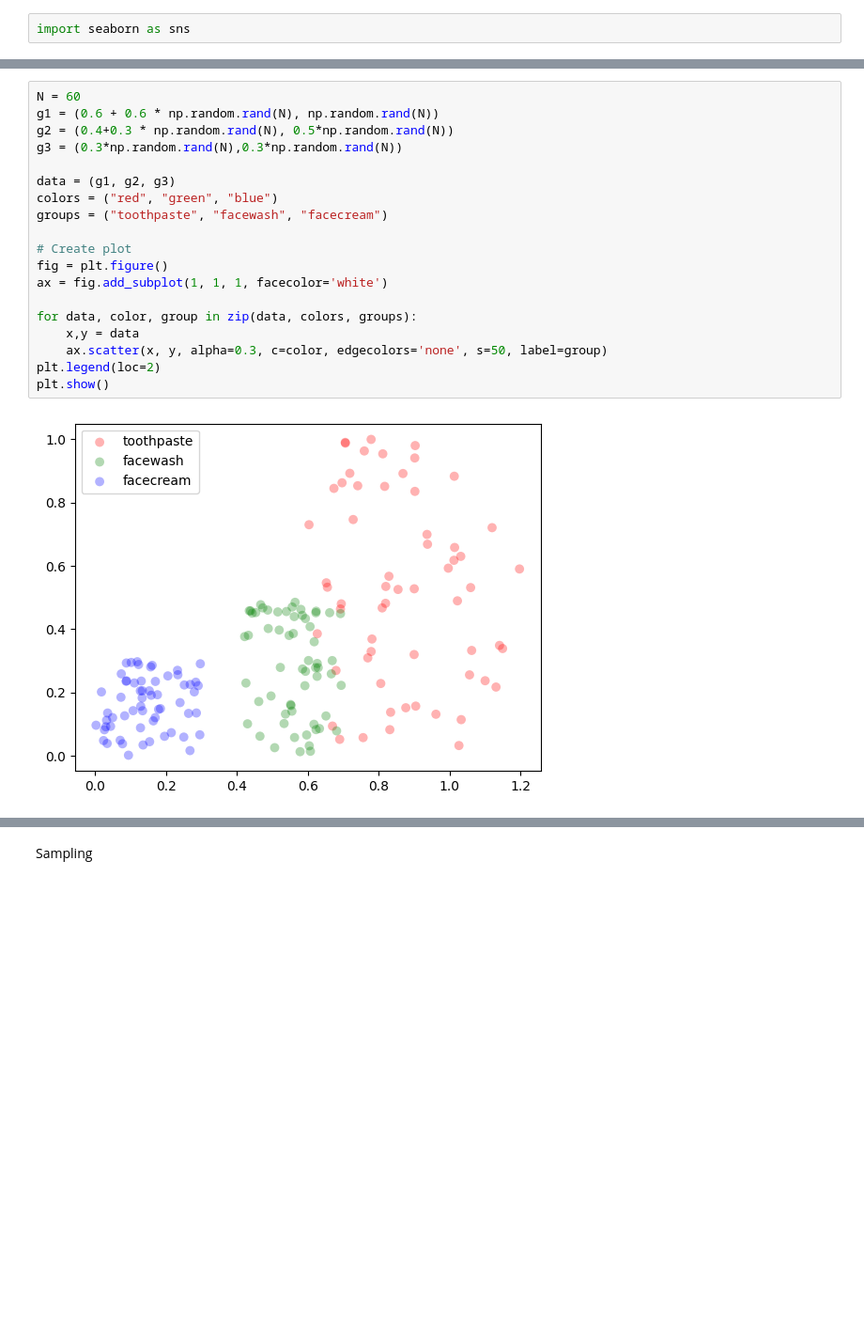
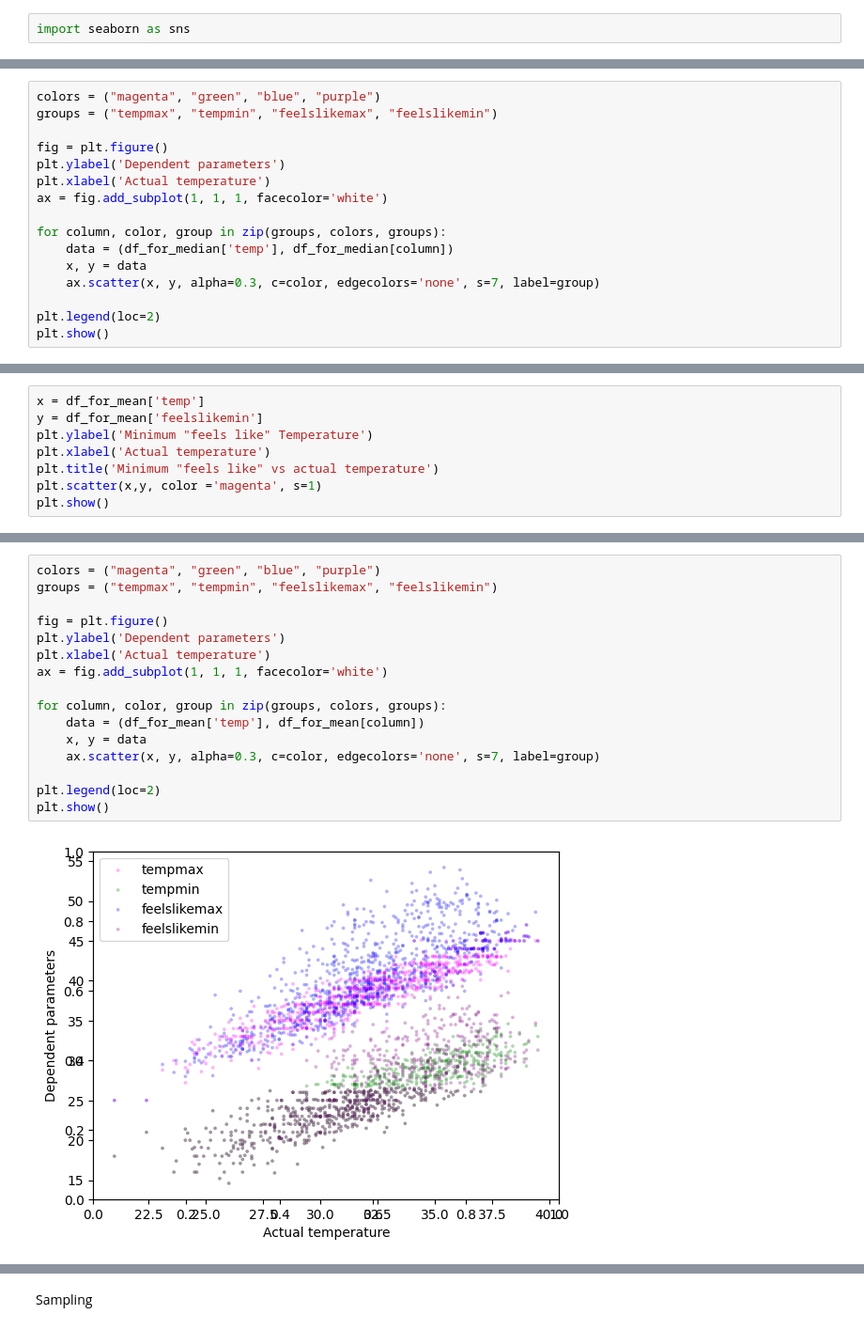
Before and after one commit to namita-ach/SDS-HW, a Jupyter notebook: Summary_statistics.ipynb, the cells around one changed output, grey strips where cells are left out. Shown at 94% size. Drawn from its saved outputs; the diff is of its cells as text; blank space fills up the shorter version.

```diff
--- a/Summary_statistics.ipynb
+++ b/Summary_statistics.ipynb
@@ -318,0 +306,16 @@ sns.heatmap(corr, cmap='PiYG')
+# %%
+colors = ("magenta", "green", "blue", "purple")
+groups = ("tempmax", "tempmin", "feelslikemax", "feelslikemin")
+
+fig = plt.figure()
+plt.ylabel('Dependent parameters')
+plt.xlabel('Actual temperature')
+ax = fig.add_subplot(1, 1, 1, facecolor='white')
+
+for column, color, group in zip(groups, colors, groups):
+    data = (df_for_median['temp'], df_for_median[column])
+    x, y = data
+    ax.scatter(x, y, alpha=0.3, c=color, edgecolors='none', s=7, label=group)
+
+plt.legend(loc=2)
+plt.show()
@@ -328,0 +442,8 @@ plt.show()
+# %%
+x = df_for_mean['temp']
+y = df_for_mean['feelslikemin']
+plt.ylabel('Minimum "feels like" Temperature')
+plt.xlabel('Actual temperature')
+plt.title('Minimum "feels like" vs actual temperature')
+plt.scatter(x,y, color ='magenta', s=1)
+plt.show()
@@ -329,21 +452,18 @@ plt.show()
 # %%
-N = 60
-g1 = (0.6 + 0.6 * np.random.rand(N), np.random.rand(N))
-g2 = (0.4+0.3 * np.random.rand(N), 0.5*np.random.rand(N))
-g3 = (0.3*np.random.rand(N),0.3*np.random.rand(N))
+colors = ("magenta", "green", "blue", "purple")
+groups = ("tempmax", "tempmin", "feelslikemax", "feelslikemin")
 
-data = (g1, g2, g3)
-colors = ("red", "green", "blue")
-groups = ("toothpaste", "facewash", "facecream")
-
-# Create plot
 fig = plt.figure()
+plt.ylabel('Dependent parameters')
+plt.xlabel('Actual temperature')
 ax = fig.add_subplot(1, 1, 1, facecolor='white')
 
-for data, color, group in zip(data, colors, groups):
-    x,y = data
-    ax.scatter(x, y, alpha=0.3, c=color, edgecolors='none', s=50, label=group)
+for column, color, group in zip(groups, colors, groups):
+    data = (df_for_mean['temp'], df_for_mean[column])
+    x, y = data
+    ax.scatter(x, y, alpha=0.3, c=color, edgecolors='none', s=7, label=group)
+
 plt.legend(loc=2)
 plt.show()
 # %% [output]
-[figure, old version]
+[figure, new version]
```
Also changed, not shown: parts of 71 cells of this notebook.
